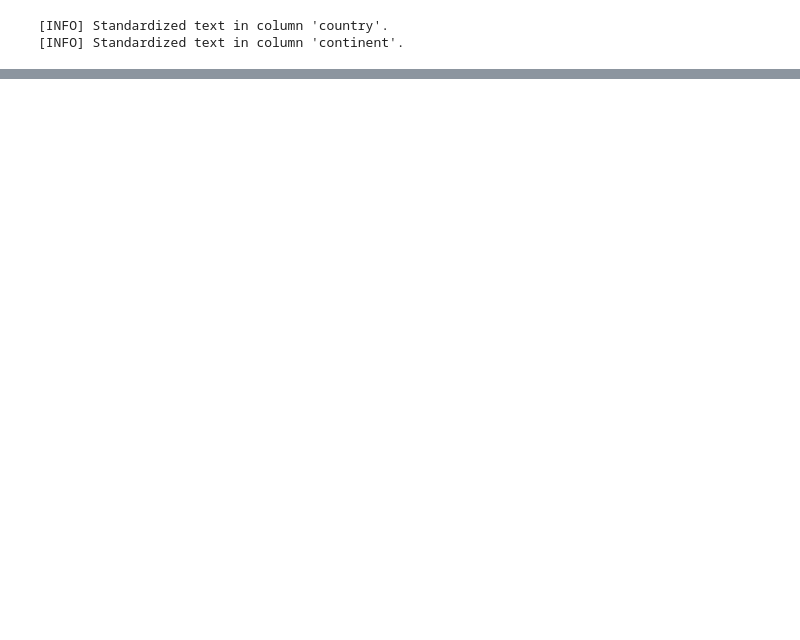
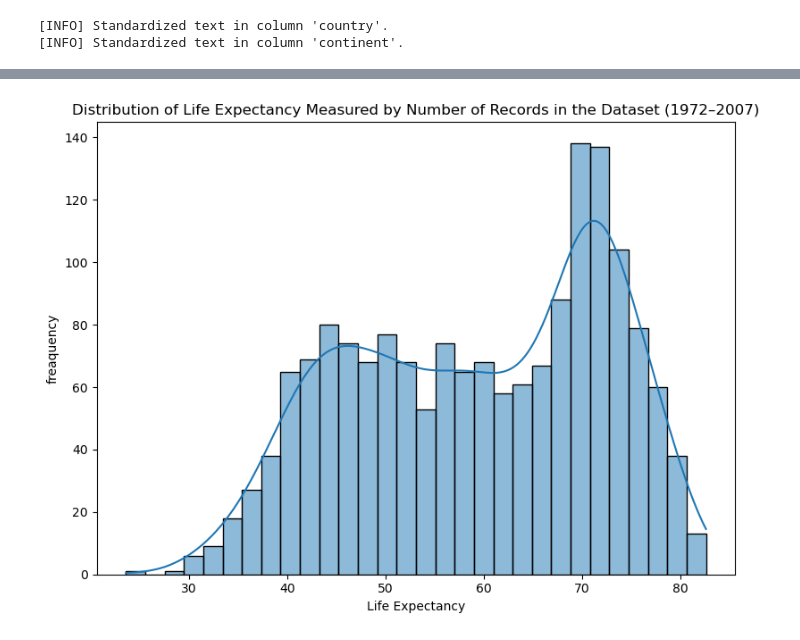
Before and after one commit to sepehr-amooei/Full-Stack-Data-Analysis-Project, a Jupyter notebook: notebooks/exploration.ipynb, the cells around one changed output, grey strips where cells are left out. Cells and saved outputs as stored; diff of their text form; code cells hidden in the pictures; blank space fills up the shorter version.

Commit message:
plots 1

```diff
--- a/notebooks/exploration.ipynb
+++ b/notebooks/exploration.ipynb
@@ -87,8 +90,12 @@ print(df.head())
 2  Afghanistan 1962-01-01    10267083      Asia    31.997  853.100710
 3  Afghanistan 1967-01-01    11537966      Asia    34.020  836.197138
 4  Afghanistan 1972-01-01    13079460      Asia    36.088  739.981106
+# %%
+life_exp_describtion = df['life_exp'].describe()
+gdp_cap_describtion = df['gdp_cap'].describe()
 # %%
 df['gdp_total'] = df['gdp_cap'] * df['population']
-df['life_exp_bin'] = pd.cut(df["life_exp"], bins= [0, 50, 65, 80, 90], labels=["Low", "Medium", "High", "Very High"])
+df['life_exp_bin'] = pd.cut(df["life_exp"], bins= [life_exp_describtion["min"], life_exp_describtion["25%"], life_exp_describtion["50%"], life_exp_describtion["75%"], life_exp_describtion["max"]], labels=["Low", "Medium", "High", "Very High"])
+df['gdp_cap_bin'] = pd.cut(df["gdp_cap"], bins= [gdp_cap_describtion["min"], gdp_cap_describtion["25%"], gdp_cap_describtion["50%"], gdp_cap_describtion["75%"], gdp_cap_describtion["max"]], labels=["Low", "Medium", "High", "Very High"])
 print(df.head())
 # %% [output]
@@ -118,0 +162,10 @@ print(df.head())
+# %%
+plt.figure(figsize=(8,6))
+sns.histplot(data=df, x='life_exp', bins=30,kde= True)
+plt.title('Distribution of Life Expectancy Measured by Number of Records in the Dataset (1972–2007)')
+plt.xlabel('Life Expectancy')
+plt.ylabel('freaquency')
+plt.tight_layout()
+plt.show()
+# %% [output]
+[figure, added]
```
Also changed, not shown: parts of 12 cells of this notebook.
